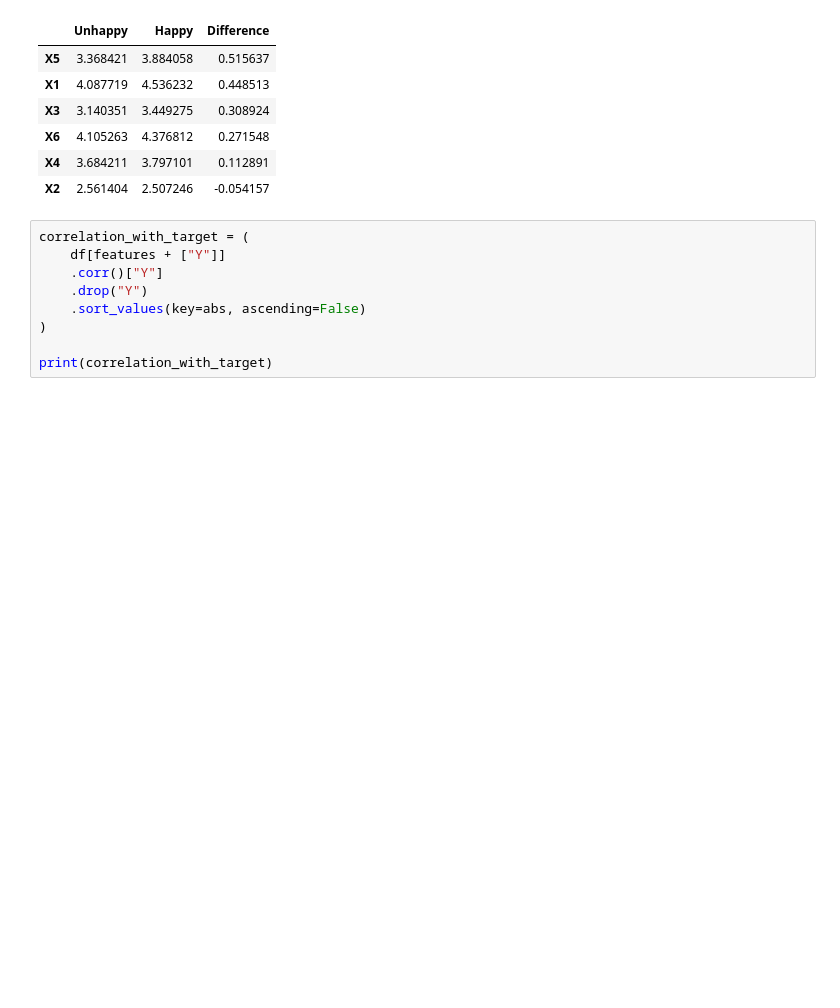
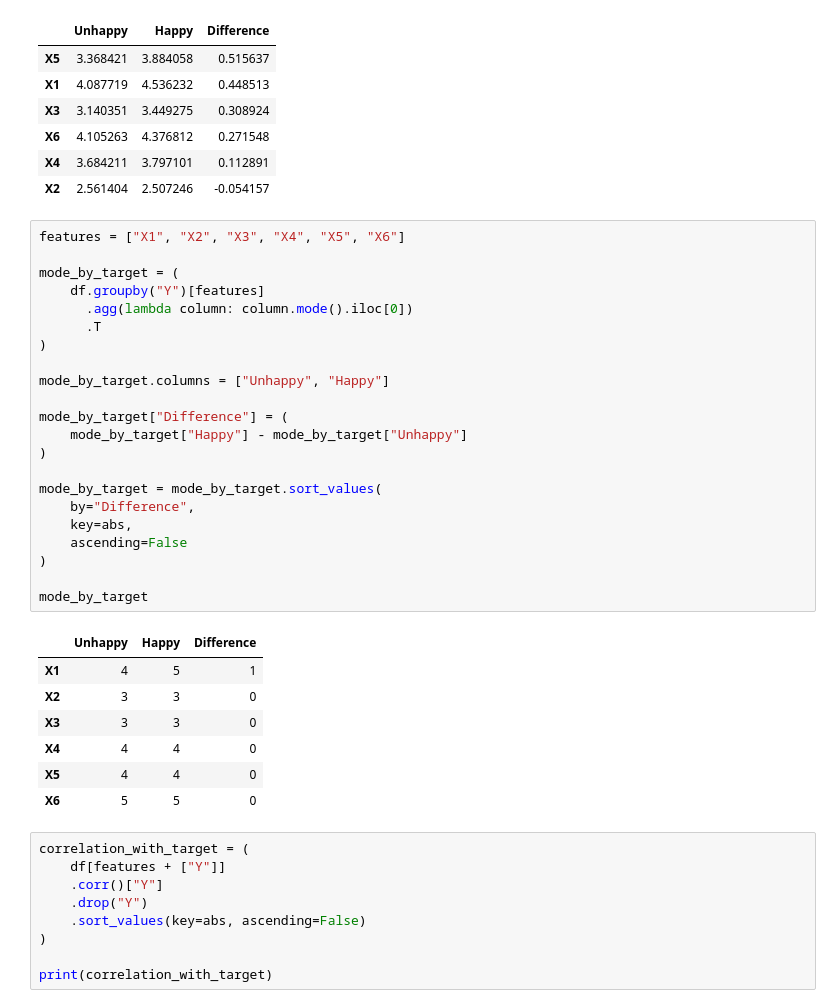
Before and after one commit to shreya-25/P4XI7ONWH3Z7Jls2, a Jupyter notebook: Customer_Satisfaction.ipynb, the cells around one changed output. Cells and saved outputs as stored; diff of their text form; blank space fills up the shorter version.

```diff
--- a/Customer_Satisfaction.ipynb
+++ b/Customer_Satisfaction.ipynb
@@ -164,6 +164,36 @@ average_by_target.sort_values(
 | X6 | 4.105263 | 4.376812 | 0.271548 |
 | X4 | 3.684211 | 3.797101 | 0.112891 |
 | X2 | 2.561404 | 2.507246 | -0.054157 |
+# %%
+features = ["X1", "X2", "X3", "X4", "X5", "X6"]
+
+mode_by_target = (
+    df.groupby("Y")[features]
+      .agg(lambda column: column.mode().iloc[0])
+      .T
+)
+
+mode_by_target.columns = ["Unhappy", "Happy"]
+
+mode_by_target["Difference"] = (
+    mode_by_target["Happy"] - mode_by_target["Unhappy"]
+)
+
+mode_by_target = mode_by_target.sort_values(
+    by="Difference",
+    key=abs,
+    ascending=False
+)
+
+mode_by_target
+# %% [output]
+|  | Unhappy | Happy | Difference |
+| X1 | 4 | 5 | 1 |
+| X2 | 3 | 3 | 0 |
+| X3 | 3 | 3 | 0 |
+| X4 | 4 | 4 | 0 |
+| X5 | 4 | 4 | 0 |
+| X6 | 5 | 5 | 0 |
 # %%
 correlation_with_target = (
     df[features + ["Y"]]
```
Also changed, not shown: parts of 3 cells of this notebook.
